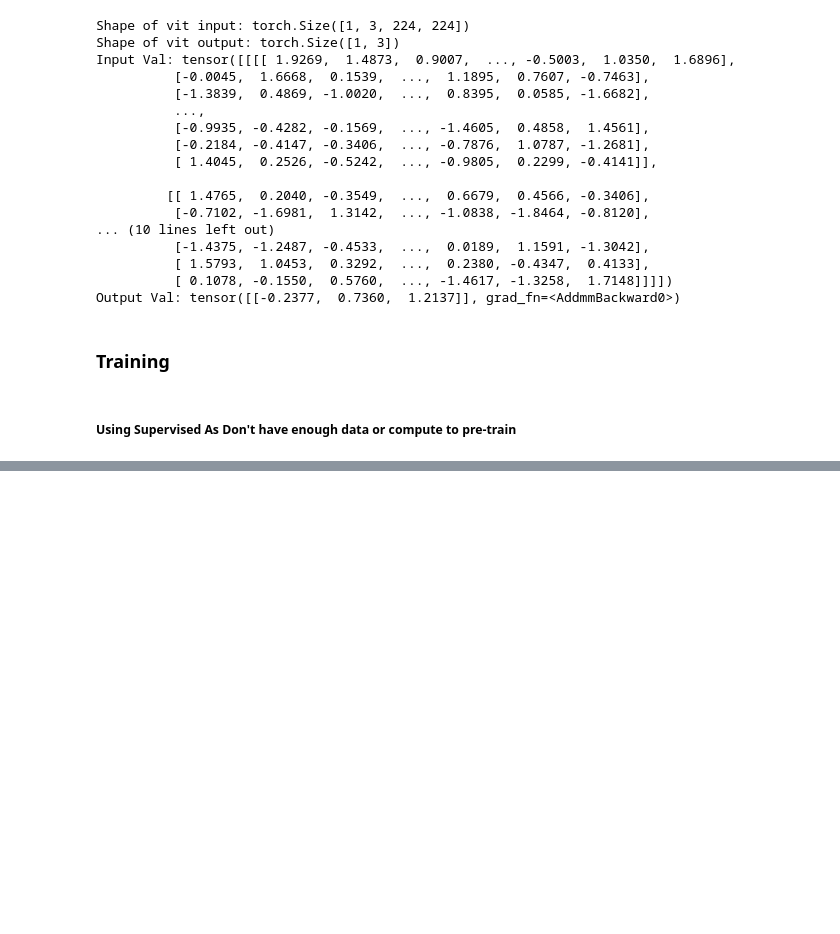
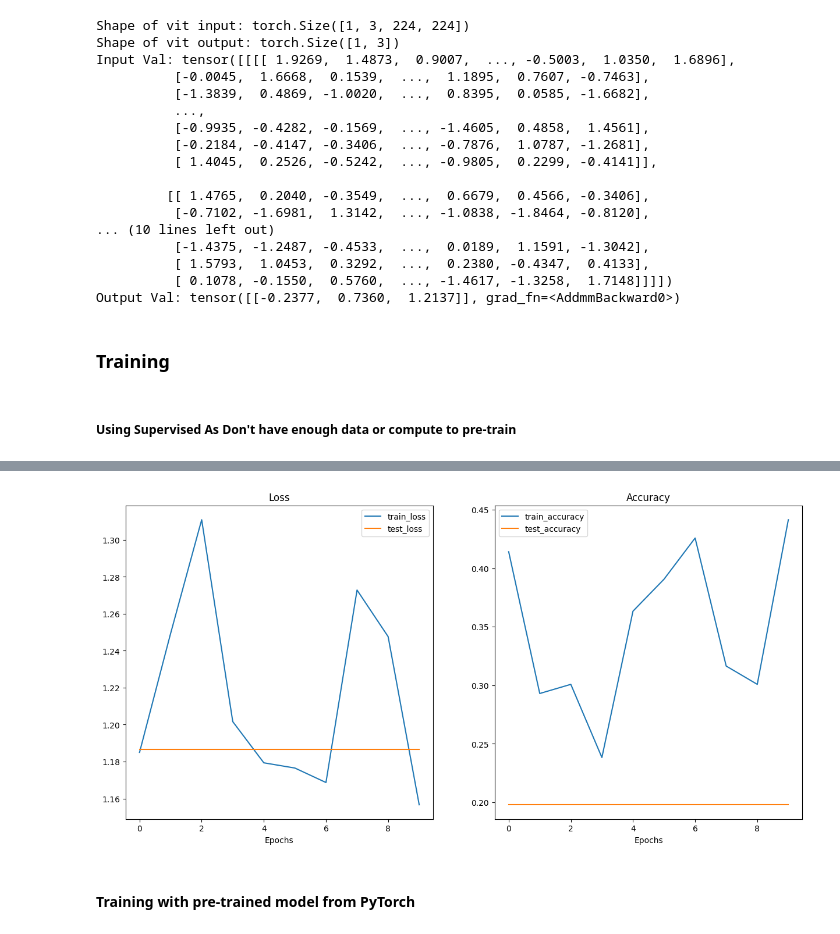
Before and after one commit to matthew-alexander-love/vit_paper_replication, a Jupyter notebook: vision_transformer.ipynb, the cells around one changed output, grey strips where cells are left out. Cells and saved outputs as stored; diff of their text form; code cells hidden in the pictures; blank space fills up the shorter version.

Commit message:
Finished for now - if I get credits in future may try to self pretrain

```diff
--- a/vision_transformer.ipynb
+++ b/vision_transformer.ipynb
@@ -320,0 +307,10 @@ Epoch: 10 | train_loss: 1.1566 | train_acc: 0.4414 | test_loss: 1.1866 | test_ac
+# %%
+plot_loss_curves(results)
+
+save_path = "models/supervised_no_pretraining/"
+torch.save(vit.state_dict(), save_path + "model")
+torch.save(optimizer.state_dict(), save_path + "optim")
+# %% [output]
+[figure, added]
+# %% [markdown]
+#### Training with pre-trained model from PyTorch
```
Also changed, not shown: parts of 14 cells of this notebook, 5 other files.
